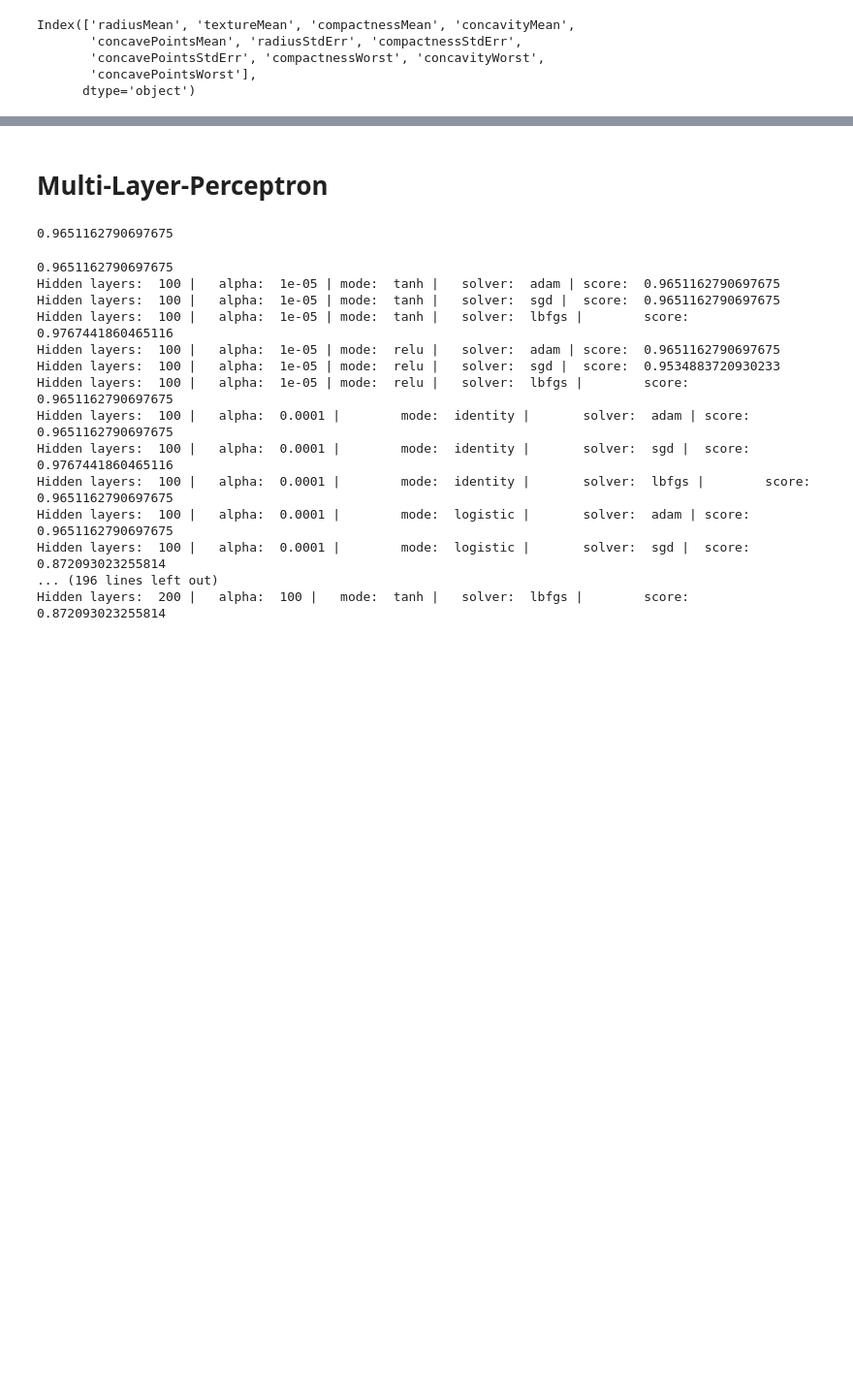
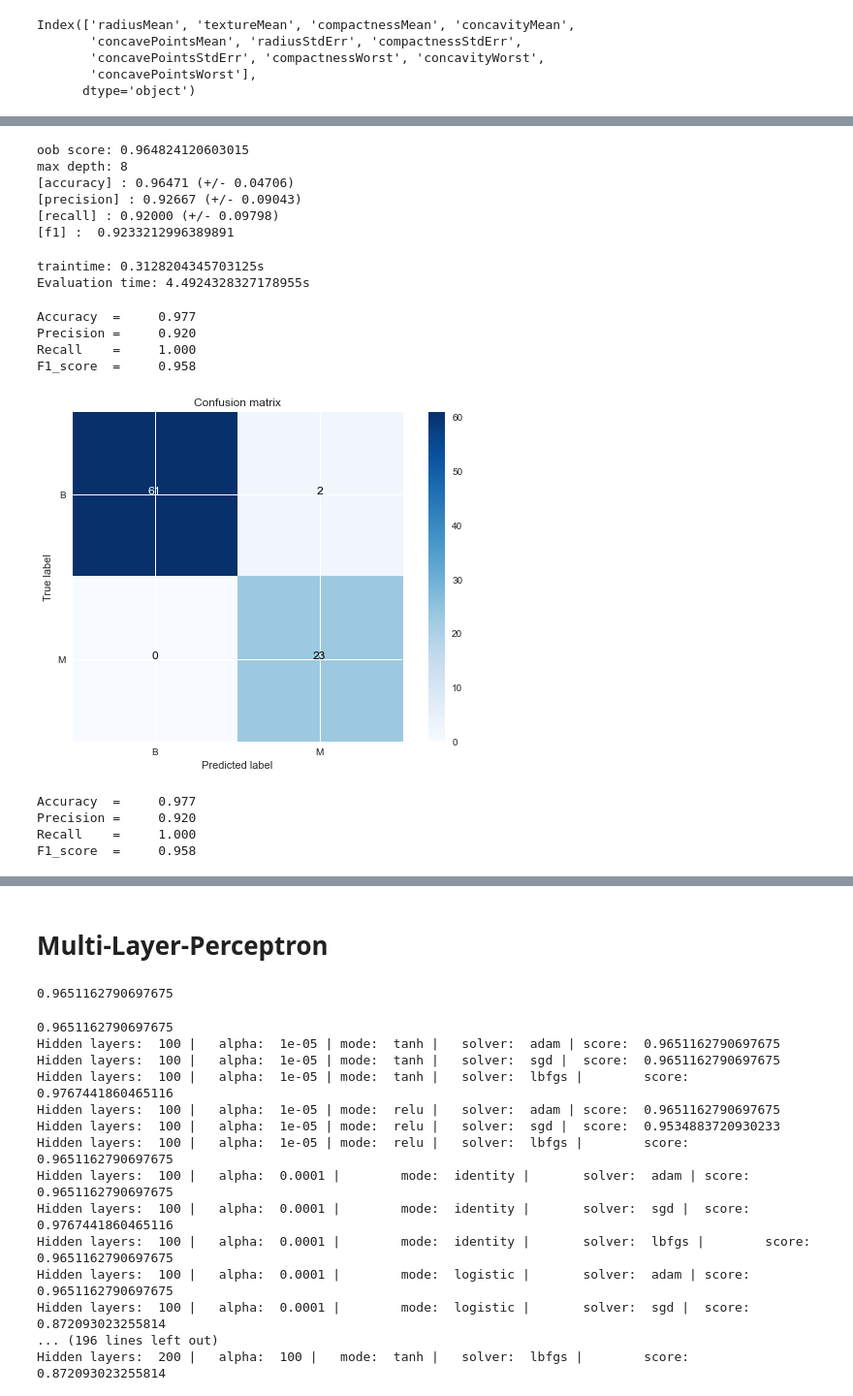
Before and after one commit to GenosW/ml-exercises, a Jupyter notebook: exercise2/breastcancer.ipynb, the cells around one changed output, grey strips where cells are left out. Shown at 97% size. Cells and saved outputs as stored; diff of their text form; code cells hidden in the pictures; blank space fills up the shorter version.

```diff
--- a/exercise2/breastcancer.ipynb
+++ b/exercise2/breastcancer.ipynb
@@ -999,0 +775,7 @@ plot_confusion_matrix(cm_rf, ["M", "B"],
+# %%
+# Here we drop all proposed features
+df, cols = process_data_bc(df_full, features_to_drop=feats_to_drop, scaler=StandardScaler(), num_pca=0, class_in_data=True)
+# Here we take the full feature set
+df_nodrop, cols_nodrop = process_data_bc(df_full, features_to_drop=None, scaler=StandardScaler(), num_pca=0, class_in_data=True)
+print("cols:", cols)
+df.head()
@@ -999,0 +802,8 @@ plot_confusion_matrix(cm_rf, ["M", "B"],
+# %%
+train, valid = train_test_split(df, test_size=.3) # We don't have that many samples...30% test seems reasonable
+X_train = train[cols["features"]]
+Y_train = train[cols["class"]]
+X_valid = valid[cols["features"]]
+Y_valid = valid[cols["class"]]
+print("# of unique values in Y_train: ", Y_train.nunique())
+print("# of unique values in Y_valid: ", Y_valid.nunique())
@@ -999,0 +841,65 @@ plot_confusion_matrix(cm_rf, ["M", "B"],
+# %%
+n_estimators = 110
+max_features = "auto"
+if isinstance(max_features, int):
+    print("num features per tree: ", max_features*num_features)
+max_depth = 10
+min_samples_leaf = 1 # default
+min_samples_split = 2 #default
+criterion = "entropy" #"gini"
+
+# Let's check out a default first
+clf = RFC(n_jobs=-1, criterion=criterion , bootstrap=True, oob_score=True, n_estimators=n_estimators, max_features=max_features)#, max_depth=max_depth, min_samples_leaf=min_samples_leaf, min_samples_split=min_samples_split, verbose=0,)
+start = time()
+clf.fit(X_train, Y_train)
+traintime = time() - start
+
+print("oob score:", clf.oob_score_)
+print("max depth:", max([estimator.get_depth() for estimator in clf.estimators_]))
+# score = accuracy_score(Y_valid, Y_pred)
+#
+# print("Test on validation set:")
+# print(f"number of validation samples: {X_valid.shape[0]}")
+# print(f"accuracy: {score*100:.2f}% --> {accuracy_score(Y_valid, Y_pred, normalize=False)} correct")
+start = time()
+mets = cross_val_metrics(clf, X_valid, Y_valid, explain=False)
+evaltime = time() - start
+# %% [output]
+oob score: 0.964824120603015
+max depth: 8
+[accuracy] : 0.96471 (+/- 0.04706)
+[precision] : 0.92667 (+/- 0.09043)
+[recall] : 0.92000 (+/- 0.09798)
+[f1] :  0.9233212996389891
+# %%
+model_name = "RF"
+variation = "reduced"
+
+print(f"traintime: {traintime}s")
+traintimes[model_name][variation] = traintime
+metrics[model_name][variation] = mets
+matrices[model_name][variation] = cm_rf
+models[model_name][variation] = clf
+evaltimes[model_name][variation] = evaltime
+print(f"Evaluation time: {evaltime}s")
+# %% [output]
+traintime: 0.3128204345703125s
+Evaluation time: 4.4924328327178955s
+# %%
+Y_pred = clf.predict(X_valid)
+cm_rf = confusion_matrix(Y_valid, Y_pred)
+plot_confusion_matrix(cm_rf, ["B", "M"], normalize = False, title = "Confusion matrix", cmap = plt.cm.Blues)
+# %% [output]
+Accuracy  =     0.977
+Precision =     0.920
+Recall    =     1.000
+F1_score  =     0.958
+[figure, added]
+# %%
+# Metrics if "validated" on validation set
+metrics_rf = show_metrics(cm_rf)
+# %% [output]
+Accuracy  =     0.977
+Precision =     0.920
+Recall    =     1.000
+F1_score  =     0.958
```
Also changed, not shown: parts of 85 cells of this notebook, 7 other files.
